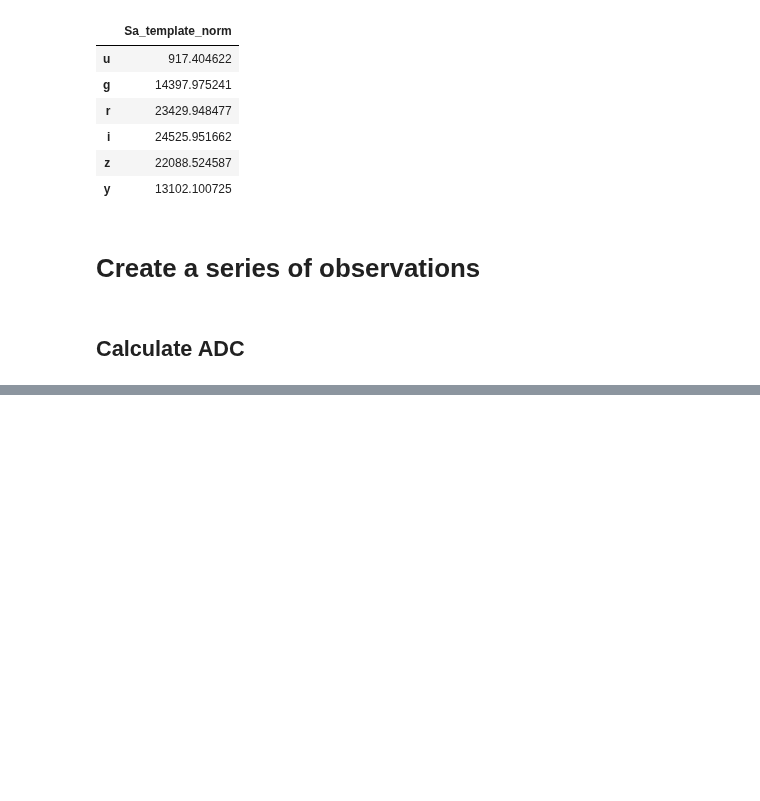
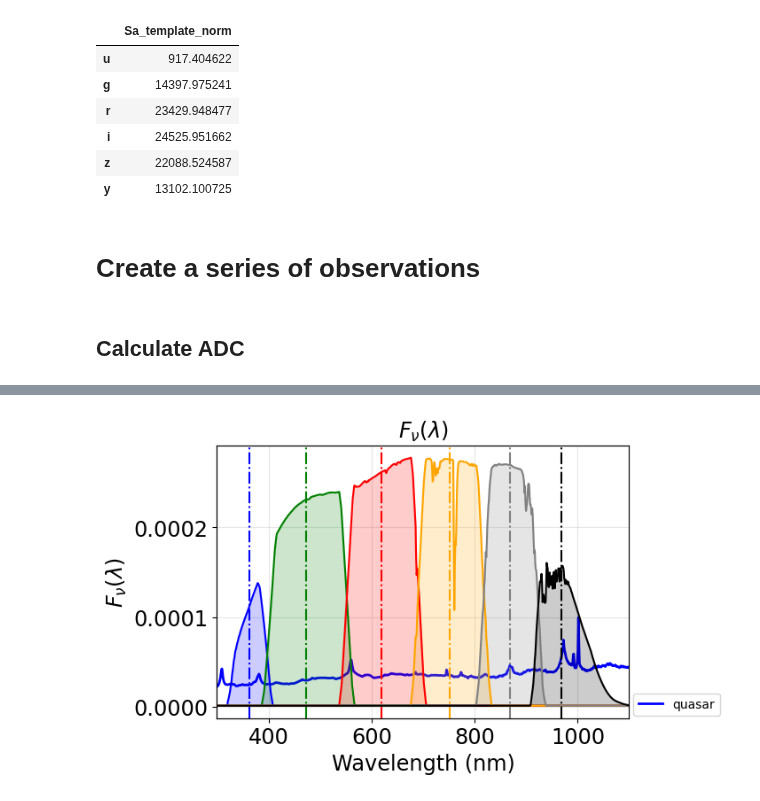
Before and after one commit to sylvielsstfr/RubinLSSTPhotometricCorrTuto, a Jupyter notebook: notebooks/02_PhotometricCorrections/02b_SEDshapeEstimation.ipynb, the cells around one changed output, grey strips where cells are left out. Saved outputs shown, nothing was run; the diff lists cells and outputs as text; code cells hidden in the pictures; blank space fills up the shorter version.

Commit message:
add another SED - quasar to show impaxt on f-prime

```diff
--- a/notebooks/02_PhotometricCorrections/02b_SEDshapeEstimation.ipynb
+++ b/notebooks/02_PhotometricCorrections/02b_SEDshapeEstimation.ipynb
@@ -376,0 +400,7 @@ Text(0, 0.5, '$m_i + 2.5log(II_0^{obs}/II_0^{std}$)')
+# %%
+sed_name_old = sed_name
+#sed_name = 'xspec_173'
+#sed_name = 'Sa_template_norm'
+#sed_name = 'Sdm_template_norm0'
+#sed_name = 'Ell2_template_norm'
+sed_name = 'quasar'
@@ -376,0 +415,23 @@ Text(0, 0.5, '$m_i + 2.5log(II_0^{obs}/II_0^{std}$)')
+# %%
+# Plot the seds
+fig, ax = plt.subplots(1,1,figsize=(6,4))
+
+wavel,fnu = seds[sed_name].getSED_fnu()
+ax.plot(wavel, fnu,"b-",label=sed_name,lw=2)
+ax.legend(loc=(1.01, 0.01))
+ax.set_xlim(300, 1100)
+
+ax.grid(alpha=0.3)
+ax.set_xlabel('Wavelength (nm)')
+ax.set_ylabel("$F_\\nu (\lambda)$")
+ax.set_title("$F_\\nu (\lambda)$")
+
+ax2 = ax.twinx()
+for index,f in enumerate(filter_tagnames):
+
+    ax2.plot(pc.bandpass_total_std[f].wavelen,pc.bandpass_total_std[f].sb,color=filter_color[index])
+    ax2.fill_between(pc.bandpass_total_std[f].wavelen,pc.bandpass_total_std[f].sb,color=filter_color[index],alpha=0.2)
+    ax2.axvline(FILTERWL[index,2],color=filter_color[index],linestyle="-.")
+    ax2.set_yticks([])
+# %% [output]
+[figure, added]
```
Also changed, not shown: parts of 10 cells of this notebook.
